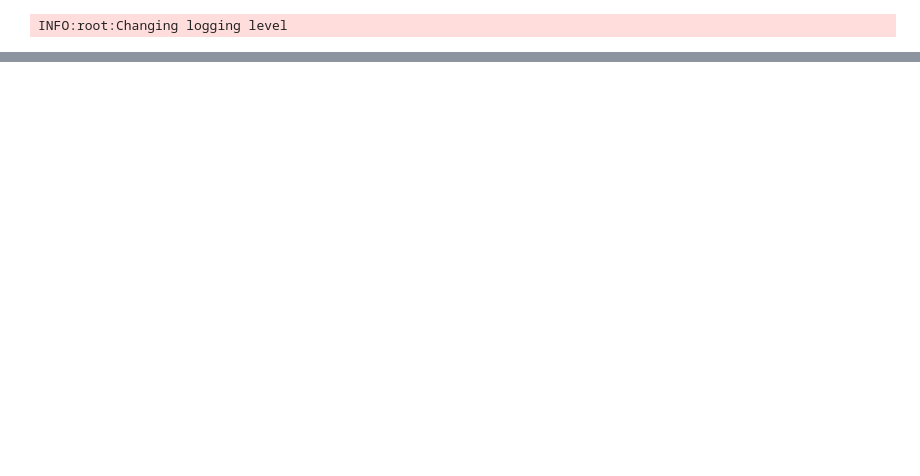
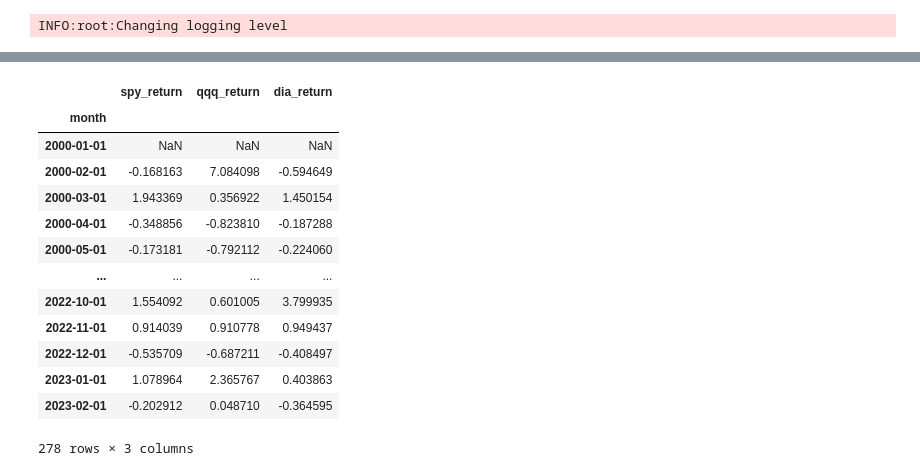
Before and after one commit to pablovera-ML/stocks, a Jupyter notebook: portfolio_selection.ipynb, the cells around one changed output, grey strips where cells are left out. Drawn from its saved outputs; the diff is of its cells as text; code cells hidden in the pictures; blank space fills up the shorter version.

```diff
--- a/portfolio_selection.ipynb
+++ b/portfolio_selection.ipynb
@@ -90,0 +204,17 @@ with engine.connect() as connection:
+# %%
+annualized_returns
+# %% [output]
+|  | spy_return | qqq_return | dia_return |
+| month |  |  |  |
+| 2000-01-01 | NaN | NaN | NaN |
+| 2000-02-01 | -0.168163 | 7.084098 | -0.594649 |
+| 2000-03-01 | 1.943369 | 0.356922 | 1.450154 |
+| 2000-04-01 | -0.348856 | -0.823810 | -0.187288 |
+| 2000-05-01 | -0.173181 | -0.792112 | -0.224060 |
+| ... | ... | ... | ... |
+| 2022-10-01 | 1.554092 | 0.601005 | 3.799935 |
+| 2022-11-01 | 0.914039 | 0.910778 | 0.949437 |
+| 2022-12-01 | -0.535709 | -0.687211 | -0.408497 |
+| 2023-01-01 | 1.078964 | 2.365767 | 0.403863 |
+| 2023-02-01 | -0.202912 | 0.048710 | -0.364595 |
+278 rows × 3 columns
```
Also changed, not shown: parts of 23 cells of this notebook.
